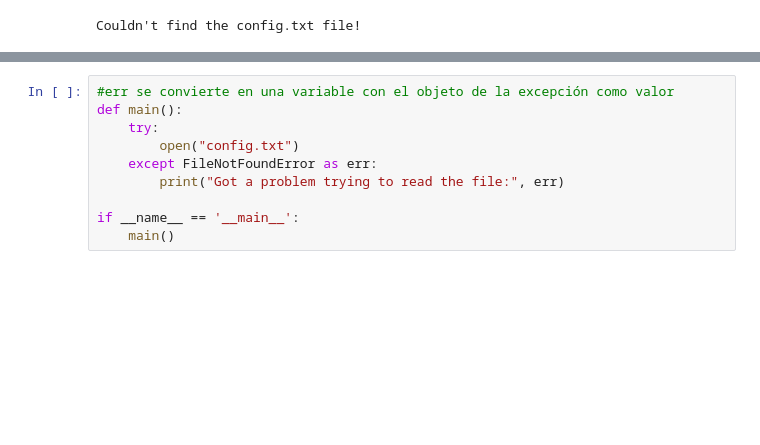
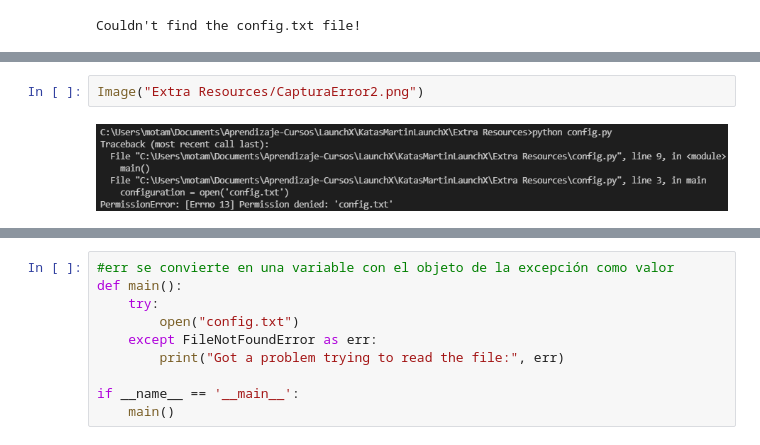
Before and after one commit to MartinOtamendiT/Katas_Martin_LaunchX, a Jupyter notebook: Modulo10Kata.ipynb, the cells around one changed output, grey strips where cells are left out. Cells and saved outputs as stored; diff of their text form; blank space fills up the shorter version.

Commit message:
Visualización correcta de imágenes

```diff
--- a/Modulo10Kata.ipynb
+++ b/Modulo10Kata.ipynb
@@ -32,0 +49,4 @@ Couldn't find the config.txt file!
+# %%
+Image("Extra Resources/CapturaError2.png")
+# %% [output]
+[figure, added]
```
Also changed, not shown: parts of 8 cells of this notebook, 1 other file.
